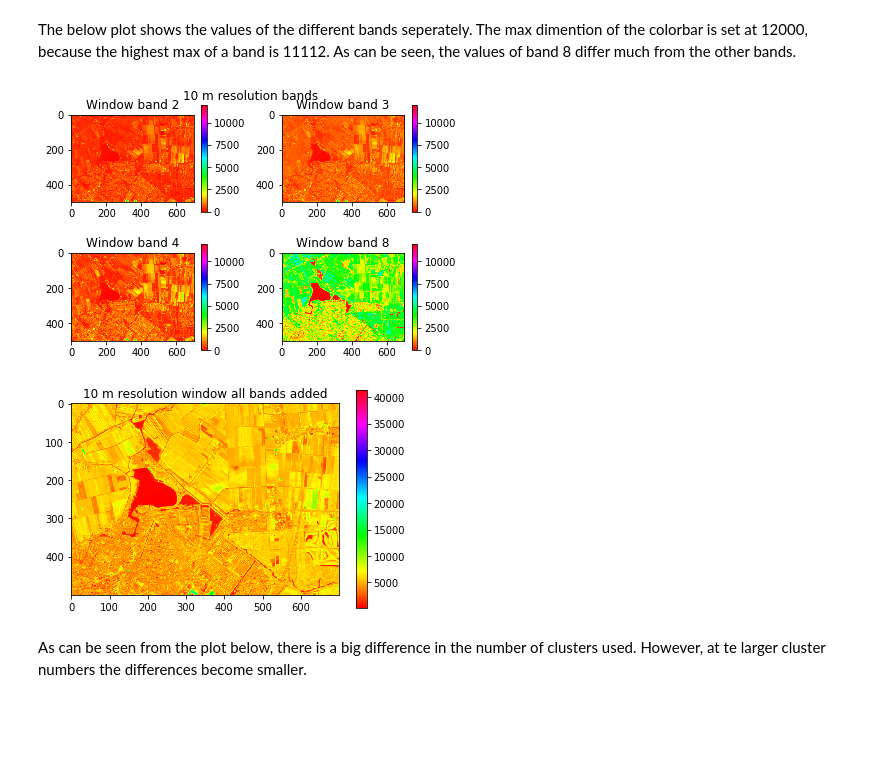
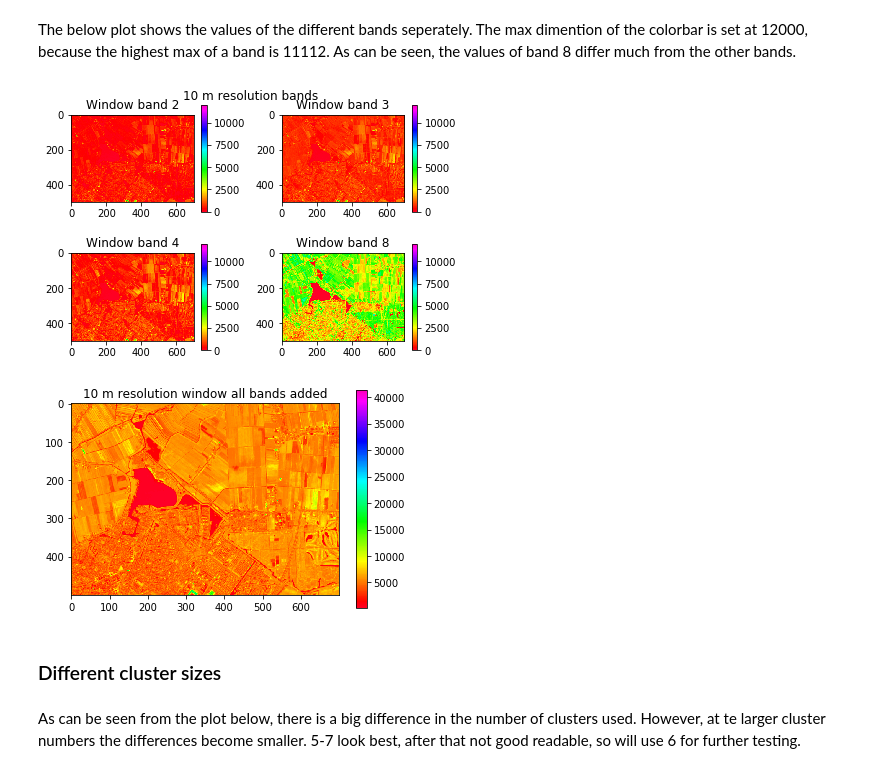
Before and after one commit to Lisageers/geo1001_hw02, a Jupyter notebook: hw02_Lisa_new.ipynb, the cells around one changed output. Drawn from its saved outputs; the diff is of its cells as text; code cells hidden in the pictures; blank space fills up the shorter version.

Commit message:
updated cmap

```diff
--- a/hw02_Lisa_new.ipynb
+++ b/hw02_Lisa_new.ipynb
@@ -38,25 +38,25 @@ The below plot shows the values of the different bands seperately. The max dimen
 fig = plt.figure()
 fig.suptitle("10 m resolution bands")
 ax1 = fig.add_subplot(221)
-im = ax1.imshow(all_bands[:,:,0], cmap='hsv')
+im = ax1.imshow(all_bands[:,:,0], cmap='gist_rainbow')
 im.set_clim(0, 12000)
 ax1.set_title('Window band 2')
 fig.colorbar(im, ax=ax1)
 
 ax2 = fig.add_subplot(222)
-im = ax2.imshow(all_bands[:,:,1], cmap='hsv')
+im = ax2.imshow(all_bands[:,:,1], cmap='gist_rainbow')
 im.set_clim(0, 12000)
 ax2.set_title('Window band 3')
 fig.colorbar(im, ax=ax2)
 
 ax3 = fig.add_subplot(223)
-im = ax3.imshow(all_bands[:,:,2], cmap='hsv')
+im = ax3.imshow(all_bands[:,:,2], cmap='gist_rainbow')
 im.set_clim(0, 12000)
 ax3.set_title('Window band 4')
 fig.colorbar(im, ax=ax3)
 
 ax4 = fig.add_subplot(224)
-im = ax4.imshow(all_bands[:,:,3], cmap='hsv')
+im = ax4.imshow(all_bands[:,:,3], cmap='gist_rainbow')
 im.set_clim(0, 12000)
 ax4.set_title('Window band 8')
 fig.colorbar(im, ax=ax4)
@@ -64,15 +64,17 @@ fig.colorbar(im, ax=ax4)
 fig.tight_layout()
 plt.show()
 # %% [output]
-[figure, old version]
+[figure, new version]
 # %%
 plt.figure()
 plt.title("10 m resolution window all bands added")
-plt.imshow((all_bands[:,:,0]+all_bands[:,:,1]+all_bands[:,:,2]+all_bands[:,:,3]), cmap='hsv')
+plt.imshow((all_bands[:,:,0]+all_bands[:,:,1]+all_bands[:,:,2]+all_bands[:,:,3]), cmap='gist_rainbow')
 plt.colorbar()
 plt.show()
 # %% [output]
-[figure, old version]
+[figure, new version]
+# %% [markdown]
+### Different cluster sizes
 # %%
 clusterlist = []
 for i in range(3, 13):
@@ -82,7 +84,7 @@ for i in range(3, 13):
     img_cl = img_cl.reshape(all_bands[:,:,0].shape)
     clusterlist.append(img_cl)
 # %% [markdown]
-As can be seen from the plot below, there is a big difference in the number of clusters used. However, at te larger cluster numbers the differences become smaller.
+As can be seen from the plot below, there is a big difference in the number of clusters used. However, at te larger cluster numbers the differences become smaller. 5-7 look best, after that not good readable, so will use 6 for further testing.
 # %%
 fig, axs = plt.subplots(5, 2, figsize=[20,15])
 axs = axs.ravel()
```
Also changed, not shown: parts of 6 cells of this notebook.
